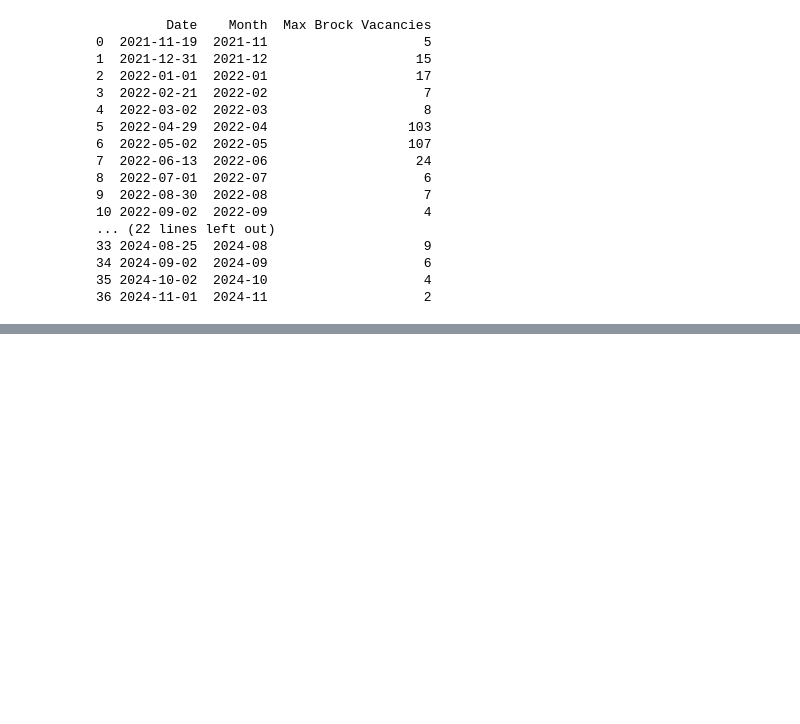
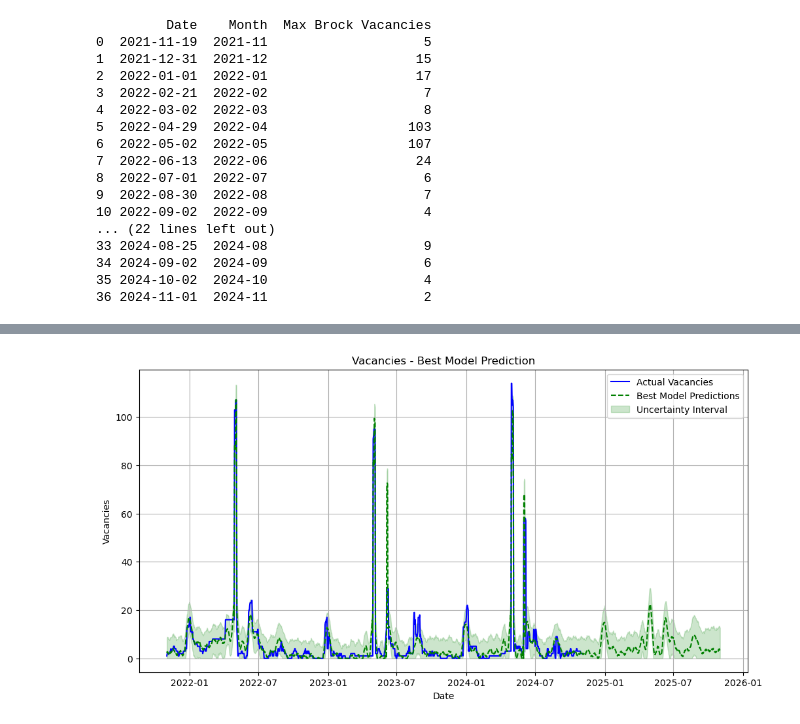
Before and after one commit to wjura/vacancy-predictions, a Jupyter notebook: notebooks/prophet_brock.ipynb, the cells around one changed output, grey strips where cells are left out. Cells and saved outputs as stored; diff of their text form; code cells hidden in the pictures; blank space fills up the shorter version.

```diff
--- a/notebooks/prophet_brock.ipynb
+++ b/notebooks/prophet_brock.ipynb
@@ -195,0 +308,20 @@ plt.show()
+# %%
+# Train the model with the best parameters
+best_model = Prophet(
+    holidays=holidays,
+    changepoint_prior_scale=best_params[0]['changepoint_prior_scale'],
+    seasonality_prior_scale=best_params[0]['seasonality_prior_scale'],
+    yearly_seasonality=best_params[0]['yearly_seasonality'],
+    seasonality_mode='additive'
+)
+
+best_model.fit(df_brock)
+
+# Predict and visualize using the best model
+future = best_model.make_future_dataframe(periods=365)
+forecast = best_model.predict(future)
+
+# Clip the predicted values to ensure no negative values
+forecast['yhat'] = forecast['yhat'].clip(lower=0)
+forecast['yhat_lower'] = forecast['yhat_lower'].clip(lower=0)
+forecast['yhat_upper'] = forecast['yhat_upper'].clip(lower=0)
@@ -196,3 +331,32 @@ plt.show()
+# %%
+# Plot final forecast
+plt.figure(figsize=(12, 6))
+plt.plot(df_brock['ds'],
+         df_brock['y'],
+         label="Actual Vacancies",
+         color='blue'
+        )
+plt.plot(forecast['ds'],
+         forecast['yhat'],
+         label="Best Model Predictions",
+         color='green',
+         linestyle='--'
+        )
+plt.fill_between(
+    forecast['ds'],
+    forecast['yhat_lower'],
+    forecast['yhat_upper'],
+    color='green', alpha=0.2, label="Uncertainty Interval"
+)
+plt.title("Vacancies - Best Model Prediction")
+plt.xlabel("Date")
+plt.ylabel("Vacancies")
+plt.legend()
+plt.grid(True)
+plt.savefig('../plots/after-tuning/forecasted_brock-after.png', dpi=300, bbox_inches='tight')
+plt.show()
+# %% [output]
+[figure, added]
 # %%
 forecast.to_csv('../data/predictions/forecast_brock.csv', index = False)
 df_brock.to_csv('../data/predictions/df_brock.csv', index = False)
```
Also changed, not shown: parts of 16 cells of this notebook, 38 other files.
